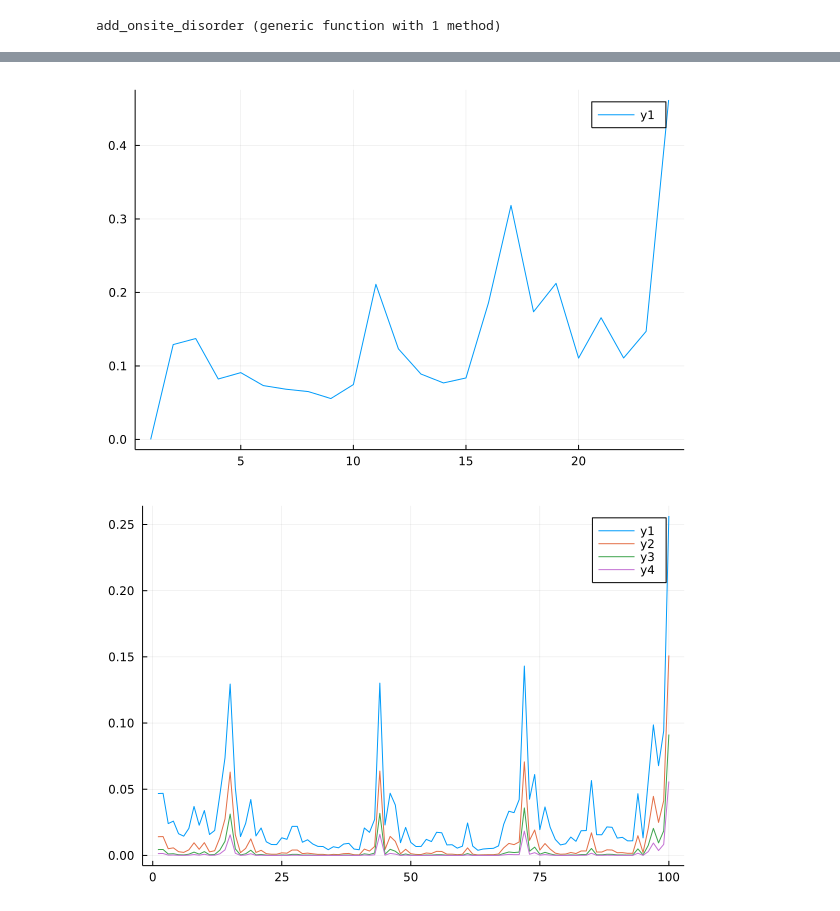
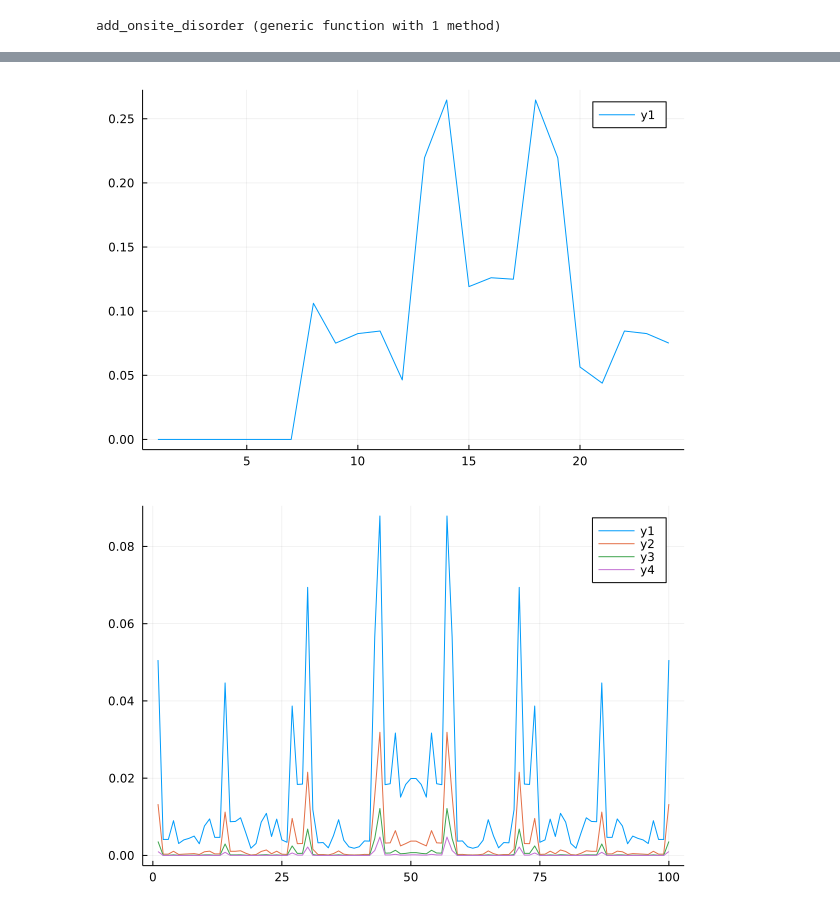
Before and after one commit to jamblejoe/PKS_Julia_Hackathon, a Jupyter notebook: notebooks/IPR Testing copy.ipynb, the cells around one changed output, grey strips where cells are left out. Cells and saved outputs as stored; diff of their text form; code cells hidden in the pictures.

Commit message:
quasiperiodic hamiltonians as function of "disorder" strength

```diff
--- a/notebooks/IPR Testing copy.ipynb
+++ b/notebooks/IPR Testing copy.ipynb
@@ -7,11 +7,11 @@ include("../src/hamiltonian.jl")
 # %% [output]
 add_onsite_disorder (generic function with 1 method)
 # %%
-L   = 100 # number of sites
-σ   = 1.0   # disorder
+L   = 200 # number of sites
+σ   = 0.0   # disorder
 t   = 0.5 # hopping
 E   = 2.   # on-site energy
-ham = quasiperiodic_hamiltonian(L, Float64(pi), t, σ, E, qp_type="site");
+ham = quasiperiodic_hamiltonian(L, Float64(pi), t, σ, E, qp_type="hopping");
 # %%
 #Spectrum
 evals_list, evecs_list = eigen(ham);
@@ -60,13 +83,13 @@ plot_ipr
 # %%
 # energy resolved ipr
-bins = LinRange(-1.6,1.6,25)
+bins = LinRange(-0.6,3.3,25)
 en_resolved_ipr = binned_average(evals_list, ipr, bins )
 #en_resolved_ipr
 plot_en_resolved_ipr = plot(1:length(bins)-1, en_resolved_ipr)
 
 display(plot_en_resolved_ipr)
 # %% [output]
-[figure, old version]
+[figure, new version]
 # %%
 # plot further wavefunction moments
 mom1 = wavefunction_moment(3,evecs_list)
@@ -78,4 +101,4 @@ end
 
 plot_moments
 # %% [output]
-[figure, old version]
+[figure, new version]
```
Also changed, not shown: parts of 4 cells of this notebook.
